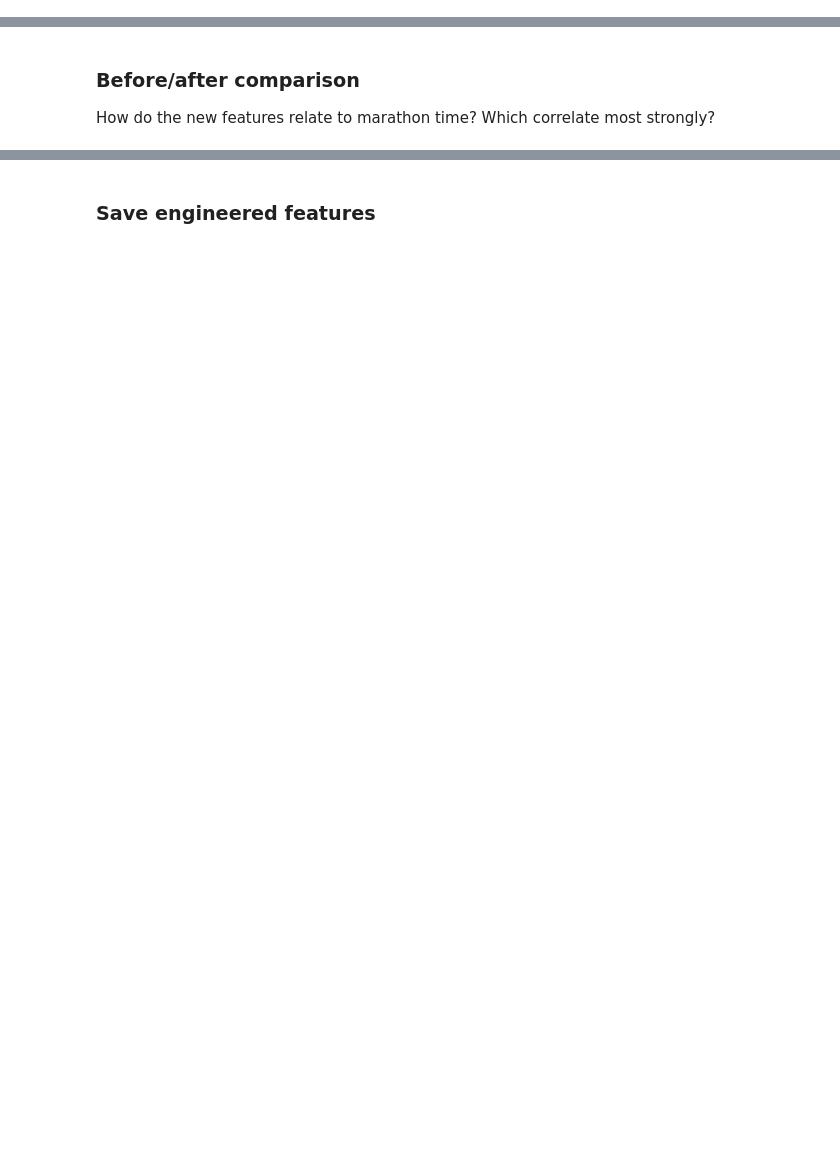
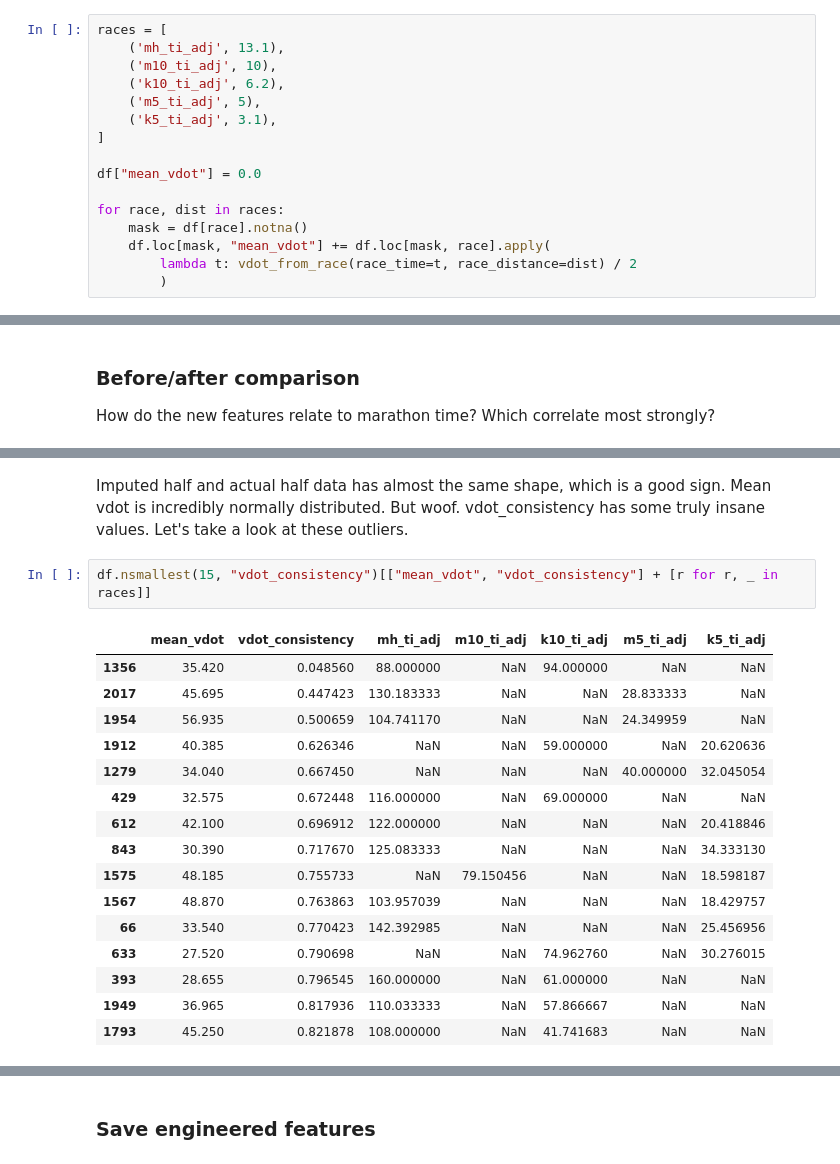
Before and after one commit to jacmil/Marathon-Pace-Predictor, a Jupyter notebook: notebooks/02_feature_engineering.ipynb, the cells around one changed output, grey strips where cells are left out. Drawn from its saved outputs; the diff is of its cells as text; blank space fills up the shorter version.

```diff
--- a/notebooks/02_feature_engineering.ipynb
+++ b/notebooks/02_feature_engineering.ipynb
@@ -242,0 +259,16 @@ Use the half marathon time to generate a Riegel prediction. This gives the model
+# %%
+races = [
+    ('mh_ti_adj', 13.1),
+    ('m10_ti_adj', 10),
+    ('k10_ti_adj', 6.2),
+    ('m5_ti_adj', 5),
+    ('k5_ti_adj', 3.1),
+]
+
+df["mean_vdot"] = 0.0
+
+for race, dist in races:
+    mask = df[race].notna()
+    df.loc[mask, "mean_vdot"] += df.loc[mask, race].apply(
+        lambda t: vdot_from_race(race_time=t, race_distance=dist) / 2
+        )
@@ -250,0 +345,21 @@ How do the new features relate to marathon time? Which correlate most strongly?
+# %% [markdown]
+Imputed half and actual half data has almost the same shape, which is a good sign. Mean vdot is incredibly normally distributed. But woof. vdot_consistency has some truly insane values. Let's take a look at these outliers.
+# %%
+df.nsmallest(15, "vdot_consistency")[["mean_vdot", "vdot_consistency"] + [r for r, _ in races]]
+# %% [output]
+|  | mean_vdot | vdot_consistency | mh_ti_adj | m10_ti_adj | k10_ti_adj | m5_ti_adj | k5_ti_adj |
+| 1356 | 35.420 | 0.048560 | 88.000000 | NaN | 94.000000 | NaN | NaN |
+| 2017 | 45.695 | 0.447423 | 130.183333 | NaN | NaN | 28.833333 | NaN |
+| 1954 | 56.935 | 0.500659 | 104.741170 | NaN | NaN | 24.349959 | NaN |
+| 1912 | 40.385 | 0.626346 | NaN | NaN | 59.000000 | NaN | 20.620636 |
+| 1279 | 34.040 | 0.667450 | NaN | NaN | NaN | 40.000000 | 32.045054 |
+| 429 | 32.575 | 0.672448 | 116.000000 | NaN | 69.000000 | NaN | NaN |
+| 612 | 42.100 | 0.696912 | 122.000000 | NaN | NaN | NaN | 20.418846 |
+| 843 | 30.390 | 0.717670 | 125.083333 | NaN | NaN | NaN | 34.333130 |
+| 1575 | 48.185 | 0.755733 | NaN | 79.150456 | NaN | NaN | 18.598187 |
+| 1567 | 48.870 | 0.763863 | 103.957039 | NaN | NaN | NaN | 18.429757 |
+| 66 | 33.540 | 0.770423 | 142.392985 | NaN | NaN | NaN | 25.456956 |
+| 633 | 27.520 | 0.790698 | NaN | NaN | 74.962760 | NaN | 30.276015 |
+| 393 | 28.655 | 0.796545 | 160.000000 | NaN | 61.000000 | NaN | NaN |
+| 1949 | 36.965 | 0.817936 | 110.033333 | NaN | 57.866667 | NaN | NaN |
+| 1793 | 45.250 | 0.821878 | 108.000000 | NaN | 41.741683 | NaN | NaN |
```
Also changed, not shown: parts of 36 cells of this notebook.
